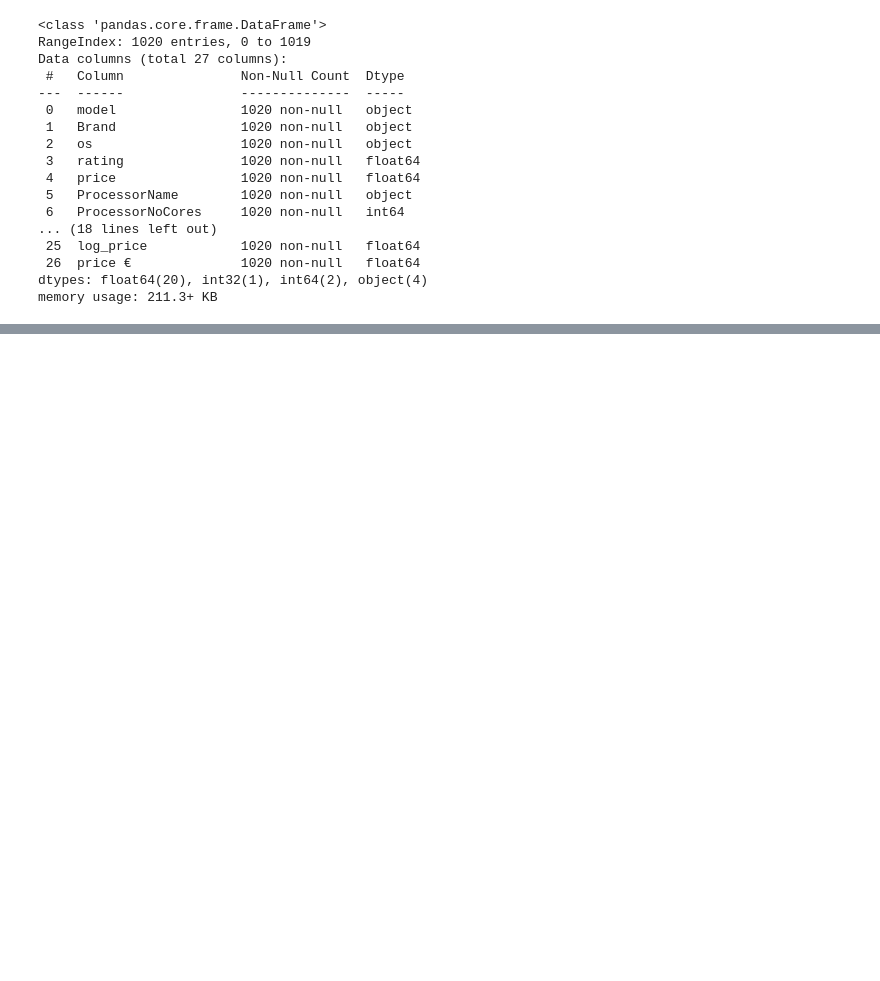
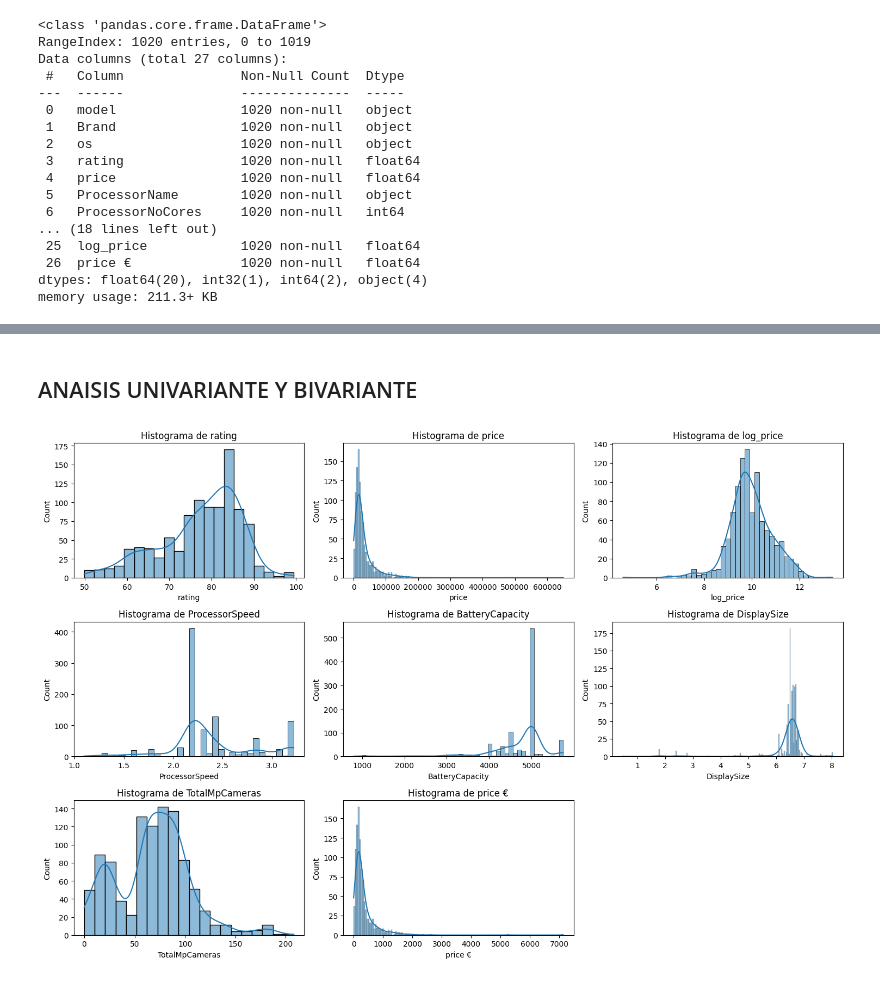
Before and after one commit to manuelangelrodr/EDA_Smartphones, a Jupyter notebook: Manuel_Angel_Rodriguez.ipynb, the cells around one changed output, grey strips where cells are left out. Cells and saved outputs as stored; diff of their text form; code cells hidden in the pictures; blank space fills up the shorter version.

```diff
--- a/Manuel_Angel_Rodriguez.ipynb
+++ b/Manuel_Angel_Rodriguez.ipynb
@@ -1663,0 +1676,4 @@ phones_final.to_csv('src/data/final/phones_final.csv', index=True)
+# %% [markdown]
+## ANAISIS UNIVARIANTE Y BIVARIANTE ##
+# %%
+columnas_continuas = ['rating','price', 'log_price', 'ProcessorSpeed', 'BatteryCapacity', 'DisplaySize', 'TotalMpCameras', 'price €']
@@ -1663,0 +1683,15 @@ phones_final.to_csv('src/data/final/phones_final.csv', index=True)
+# %%
+# Configuración del tamaño del gráfico
+plt.figure(figsize=(15, 10))
+
+# Crear histogramas para cada columna continua
+for i, columna in enumerate(columnas_continuas, 1):
+    plt.subplot(3, 3, i)
+    sns.histplot(phones_final[columna], kde=True)
+    plt.title(f'Histograma de {columna}')
+
+# Ajustes de diseño
+plt.tight_layout()
+plt.show()
+# %% [output]
+[figure, added]
```
Also changed, not shown: parts of 19 cells of this notebook, 25 other files.
